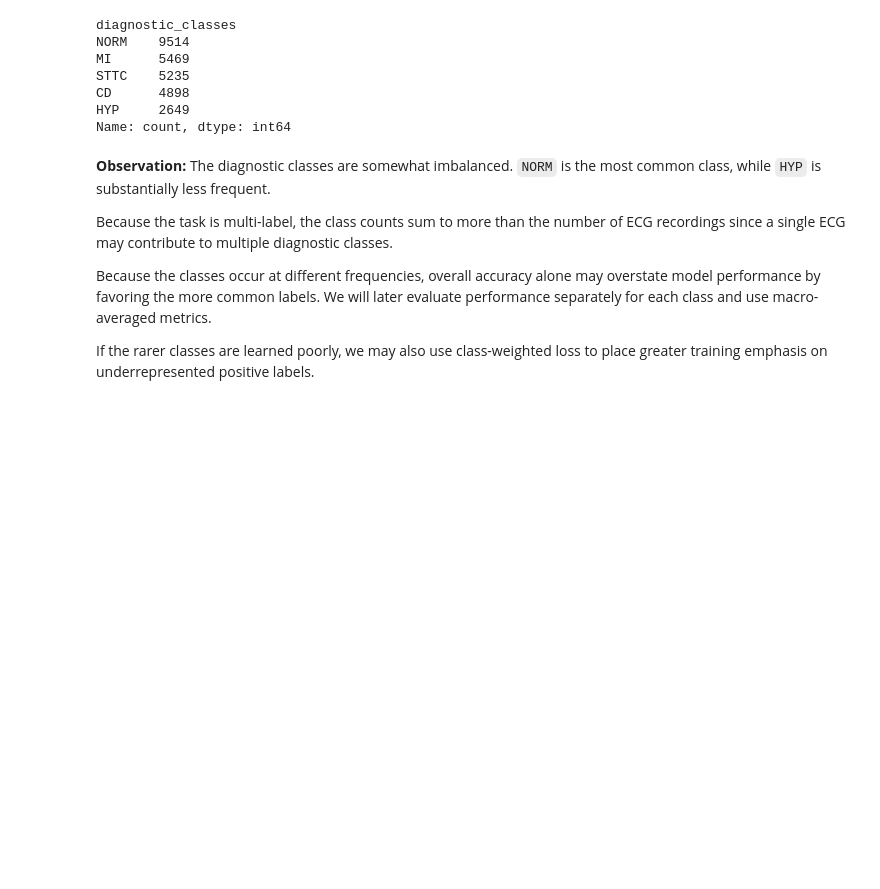
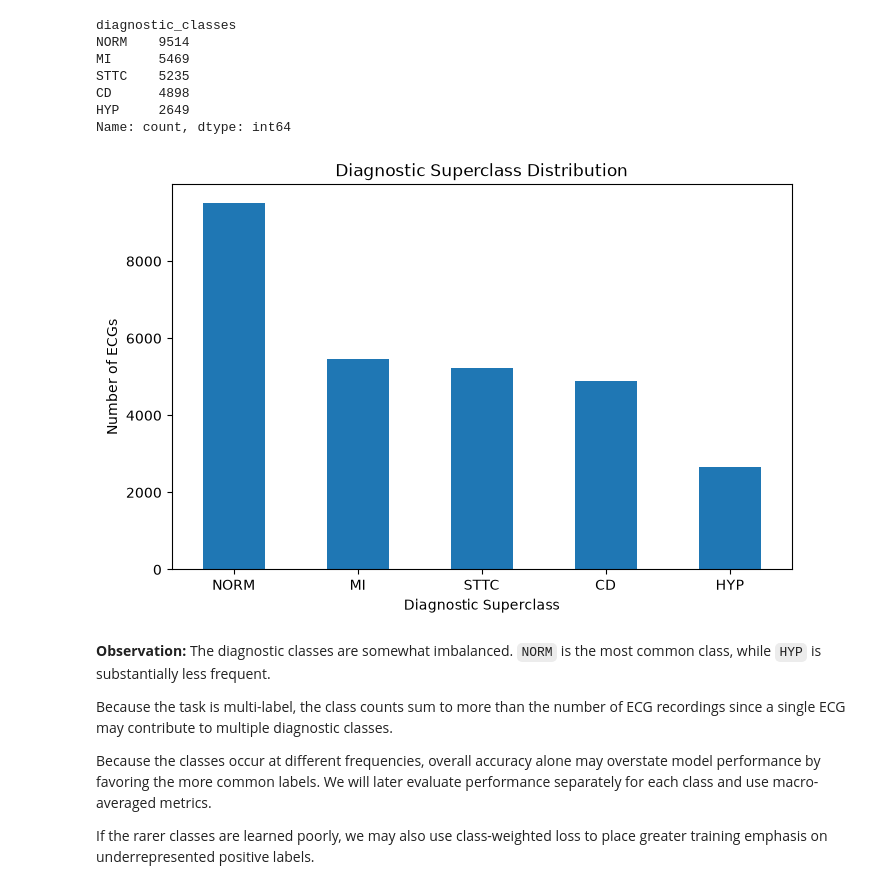
Before and after one commit to spestivekirb/ptbxl-ecg-classification, a Jupyter notebook: notebooks/exploration.ipynb, the cells around one changed output. Drawn from its saved outputs; the diff is of its cells as text; code cells hidden in the pictures; blank space fills up the shorter version.

```diff
--- a/notebooks/exploration.ipynb
+++ b/notebooks/exploration.ipynb
@@ -410,6 +410,20 @@ STTC    5235
 CD      4898
 HYP     2649
 Name: count, dtype: int64
+# %%
+class_counts.plot(
+    kind="bar",
+    figsize=(8, 5)
+)
+
+plt.title("Diagnostic Superclass Distribution")
+plt.xlabel("Diagnostic Superclass")
+plt.ylabel("Number of ECGs")
+plt.xticks(rotation=0)
+
+plt.show()
+# %% [output]
+[figure, added]
 # %% [markdown]
 **Observation:** The diagnostic classes are somewhat imbalanced. `NORM` is the most common class, while `HYP` is substantially less frequent.
 
```
Also changed, not shown: parts of 19 cells of this notebook.
